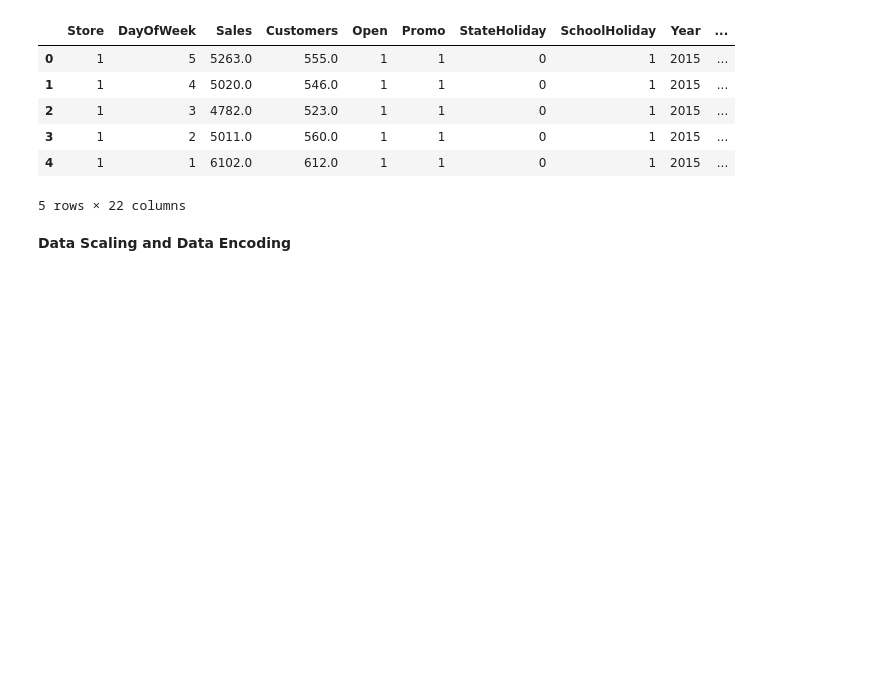
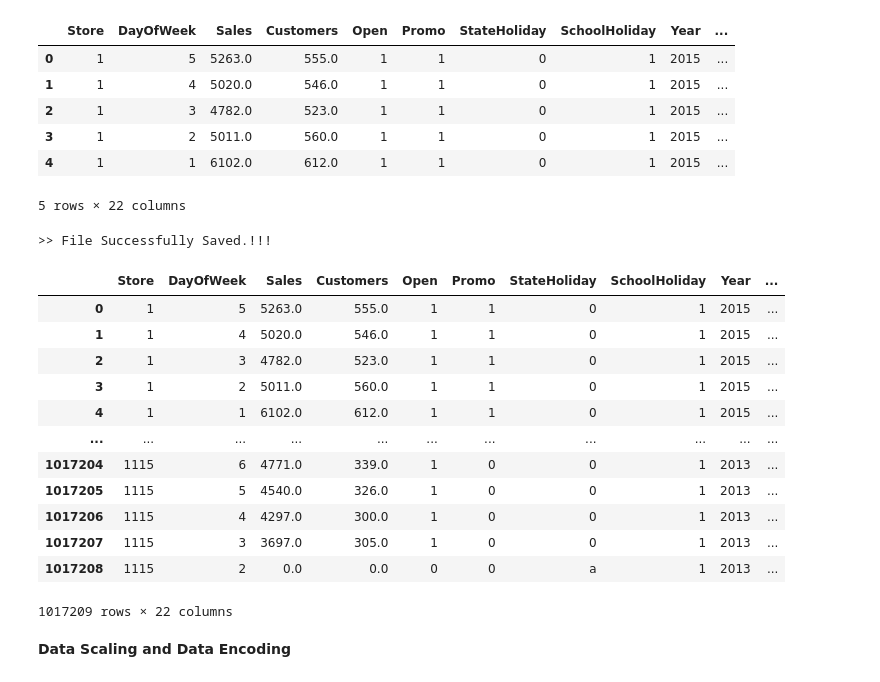
Before and after one commit to heavye/Rossmann_Pharmaceuticals, a Jupyter notebook: notebooks/EDA.ipynb, the cells around one changed output. Saved outputs shown, nothing was run; the diff lists cells and outputs as text; code cells hidden in the pictures; blank space fills up the shorter version.

Commit message:
dvc version 1 traindata saved

```diff
--- a/notebooks/EDA.ipynb
+++ b/notebooks/EDA.ipynb
@@ -586,5 +586,23 @@ cleaned_df.head()
 | 3 | 1 | 2 | 5011.0 | 560.0 | 1 | 1 | 0 | 1 | 2015 | ... |
 | 4 | 1 | 1 | 6102.0 | 612.0 | 1 | 1 | 0 | 1 | 2015 | ... |
 5 rows × 22 columns
+# %%
+Version_1 = "../data/train.csv"
+Helper.save_csv(cleaned_df, Version_1)
+# %% [output]
+>> File Successfully Saved.!!!
+|  | Store | DayOfWeek | Sales | Customers | Open | Promo | StateHoliday | SchoolHoliday | Year | ... |
+| 0 | 1 | 5 | 5263.0 | 555.0 | 1 | 1 | 0 | 1 | 2015 | ... |
+| 1 | 1 | 4 | 5020.0 | 546.0 | 1 | 1 | 0 | 1 | 2015 | ... |
+| 2 | 1 | 3 | 4782.0 | 523.0 | 1 | 1 | 0 | 1 | 2015 | ... |
+| 3 | 1 | 2 | 5011.0 | 560.0 | 1 | 1 | 0 | 1 | 2015 | ... |
+| 4 | 1 | 1 | 6102.0 | 612.0 | 1 | 1 | 0 | 1 | 2015 | ... |
+| ... | ... | ... | ... | ... | ... | ... | ... | ... | ... | ... |
+| 1017204 | 1115 | 6 | 4771.0 | 339.0 | 1 | 0 | 0 | 1 | 2013 | ... |
+| 1017205 | 1115 | 5 | 4540.0 | 326.0 | 1 | 0 | 0 | 1 | 2013 | ... |
+| 1017206 | 1115 | 4 | 4297.0 | 300.0 | 1 | 0 | 0 | 1 | 2013 | ... |
+| 1017207 | 1115 | 3 | 3697.0 | 305.0 | 1 | 0 | 0 | 1 | 2013 | ... |
+| 1017208 | 1115 | 2 | 0.0 | 0.0 | 0 | 0 | a | 1 | 2013 | ... |
+1017209 rows × 22 columns
 # %% [markdown]
  **Data Scaling and Data Encoding**
```
